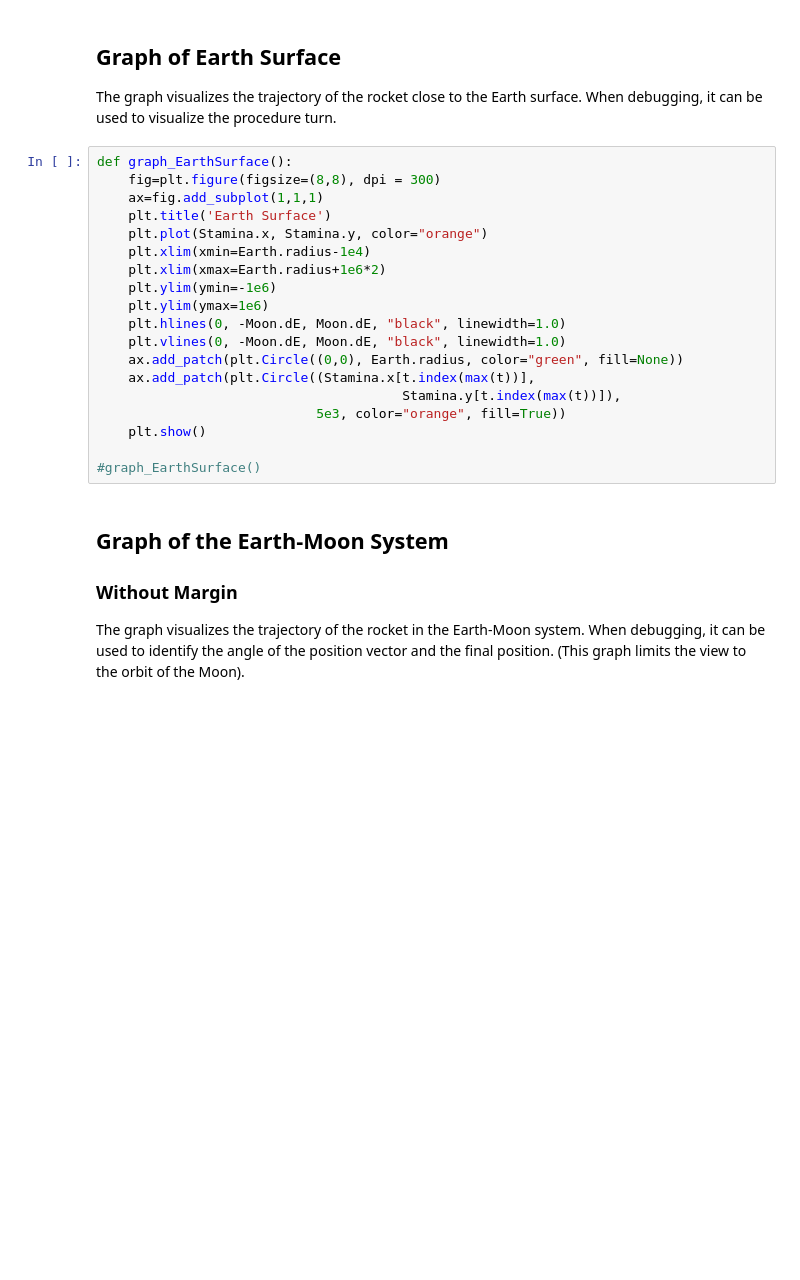
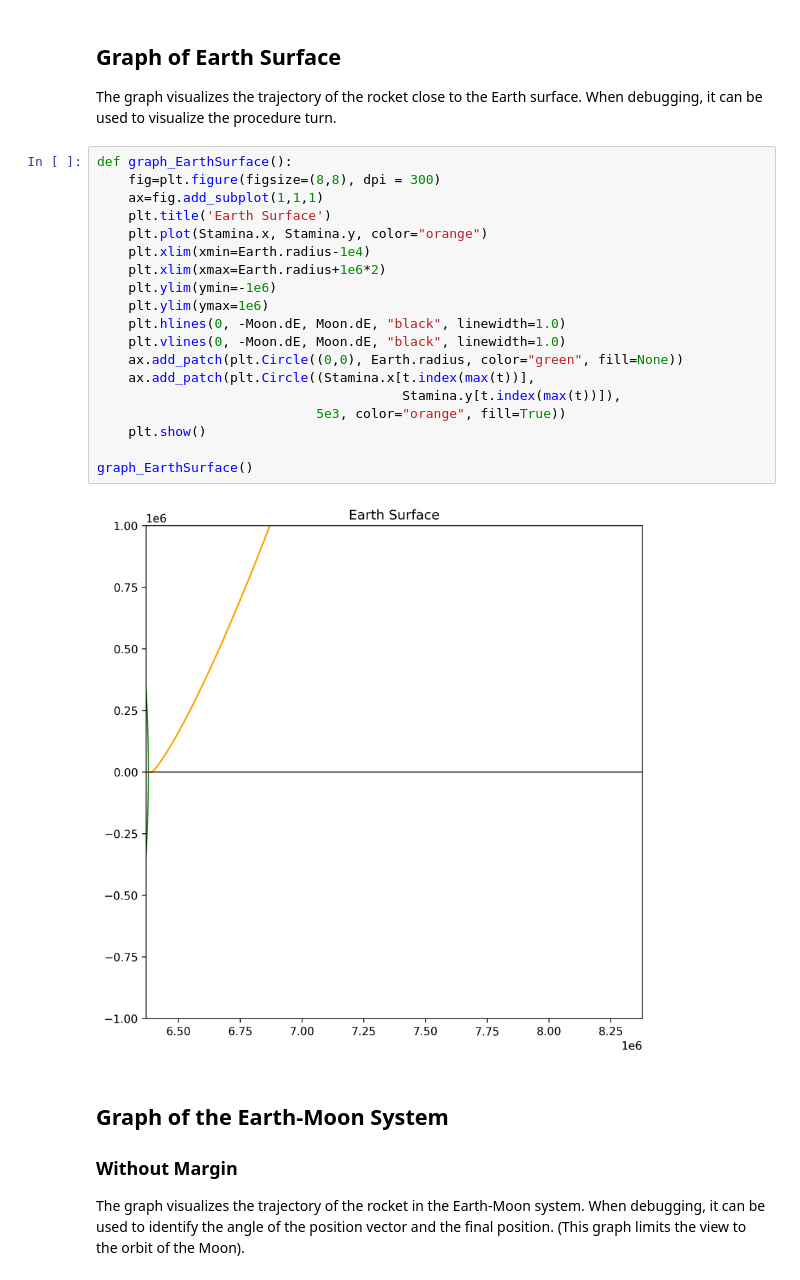
Before and after one commit to minglisyr/PythonExcel, a Jupyter notebook: orbit-simualtion.ipynb, the cells around one changed output. Saved outputs shown, nothing was run; the diff lists cells and outputs as text; blank space fills up the shorter version.

```diff
--- a/orbit-simualtion.ipynb
+++ b/orbit-simualtion.ipynb
@@ -832,22 +828,24 @@ The graph visualizes the trajectory of the rocket close to the Earth surface. Wh
 # %%
 def graph_EarthSurface():
     fig=plt.figure(figsize=(8,8), dpi = 300)
     ax=fig.add_subplot(1,1,1)
     plt.title('Earth Surface')
     plt.plot(Stamina.x, Stamina.y, color="orange")
     plt.xlim(xmin=Earth.radius-1e4)
     plt.xlim(xmax=Earth.radius+1e6*2)
     plt.ylim(ymin=-1e6)
     plt.ylim(ymax=1e6)
     plt.hlines(0, -Moon.dE, Moon.dE, "black", linewidth=1.0)
     plt.vlines(0, -Moon.dE, Moon.dE, "black", linewidth=1.0)
     ax.add_patch(plt.Circle((0,0), Earth.radius, color="green", fill=None))
     ax.add_patch(plt.Circle((Stamina.x[t.index(max(t))],
                                        Stamina.y[t.index(max(t))]),
                             5e3, color="orange", fill=True))
     plt.show()
 
-#graph_EarthSurface()
+graph_EarthSurface()
+# %% [output]
+[figure, added]
 # %% [markdown]
 ## Graph of the Earth-Moon System
 ### Without Margin
```
Also changed, not shown: parts of 3 cells of this notebook.
